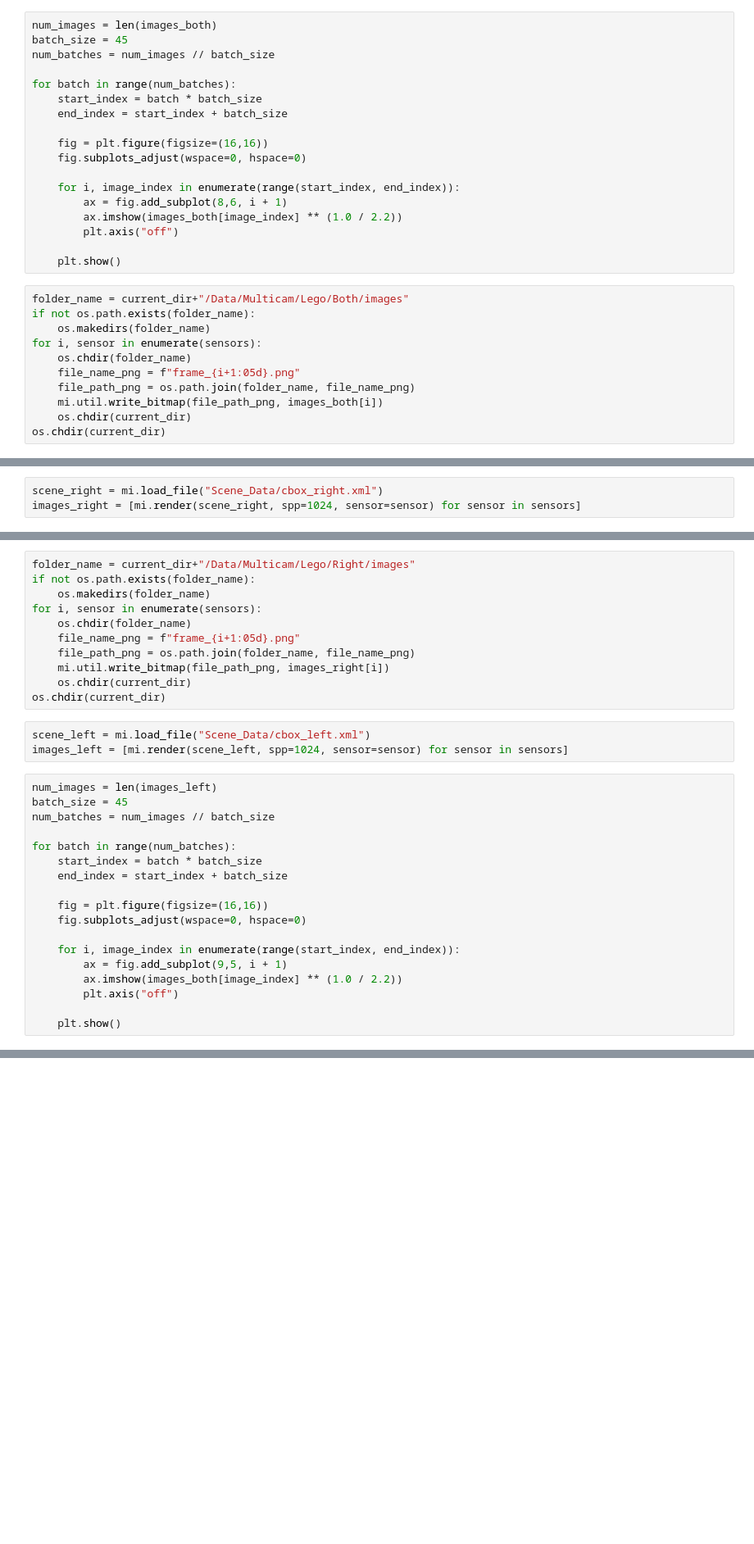
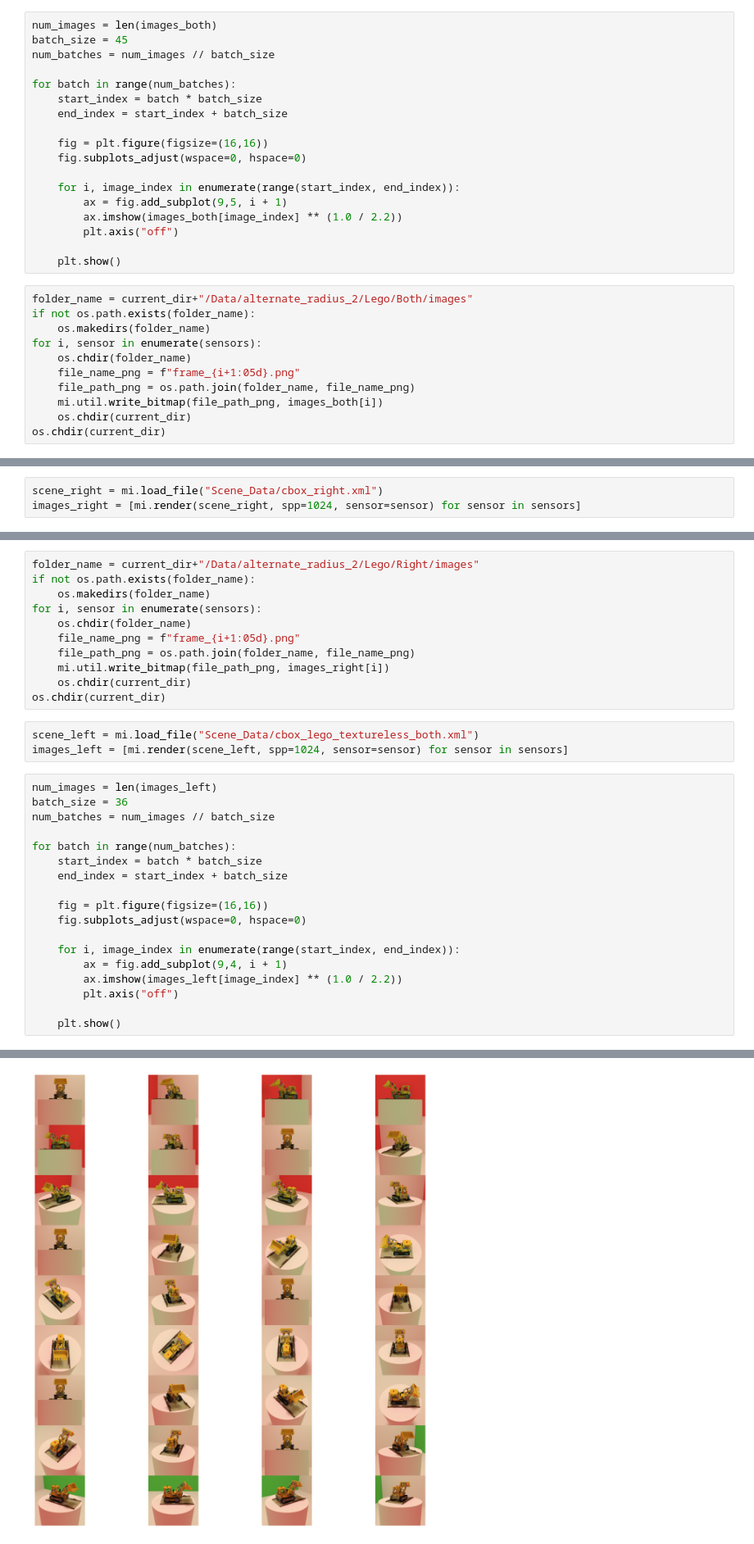
Before and after one commit to AryamanSharma17/ReGauss_data, a Jupyter notebook: mitsubatest.ipynb, the cells around one changed output, grey strips where cells are left out. Shown at 82% size. Saved outputs shown, nothing was run; the diff lists cells and outputs as text; blank space fills up the shorter version.

Commit message:
Multi illuminant fix

```diff
--- a/mitsubatest.ipynb
+++ b/mitsubatest.ipynb
@@ -125,13 +202,13 @@ for batch in range(num_batches):
     fig.subplots_adjust(wspace=0, hspace=0)
 
     for i, image_index in enumerate(range(start_index, end_index)):
-        ax = fig.add_subplot(8,6, i + 1)
+        ax = fig.add_subplot(9,5, i + 1)
         ax.imshow(images_both[image_index] ** (1.0 / 2.2))
         plt.axis("off")
 
     plt.show()
 # %%
-folder_name = current_dir+"/Data/Multicam/Lego/Both/images"
+folder_name = current_dir+"/Data/alternate_radius_2/Lego/Both/images"
 if not os.path.exists(folder_name):
     os.makedirs(folder_name)
 for i, sensor in enumerate(sensors):
@@ -180,7 +257,7 @@ for batch in range(num_batches):
 #     # print(i,file_name_exr, file_path_exr)
 # os.chdir(current_dir)
 # %%
-folder_name = current_dir+"/Data/Multicam/Lego/Right/images"
+folder_name = current_dir+"/Data/alternate_radius_2/Lego/Right/images"
 if not os.path.exists(folder_name):
     os.makedirs(folder_name)
 for i, sensor in enumerate(sensors):
@@ -191,11 +268,11 @@ for i, sensor in enumerate(sensors):
     os.chdir(current_dir)
 os.chdir(current_dir)
 # %%
-scene_left = mi.load_file("Scene_Data/cbox_left.xml")
+scene_left = mi.load_file("Scene_Data/cbox_lego_textureless_both.xml")
 images_left = [mi.render(scene_left, spp=1024, sensor=sensor) for sensor in sensors]
 # %%
 num_images = len(images_left)
-batch_size = 45
+batch_size = 36
 num_batches = num_images // batch_size
 
 for batch in range(num_batches):
@@ -206,8 +283,9 @@ for batch in range(num_batches):
     fig.subplots_adjust(wspace=0, hspace=0)
 
     for i, image_index in enumerate(range(start_index, end_index)):
-        ax = fig.add_subplot(9,5, i + 1)
-        ax.imshow(images_both[image_index] ** (1.0 / 2.2))
+        ax = fig.add_subplot(9,4, i + 1)
+        ax.imshow(images_left[image_index] ** (1.0 / 2.2))
         plt.axis("off")
 
     plt.show()
+# %% [output]
@@ -214,3 +309,4 @@ for batch in range(num_batches):
+[figure, added]
 # %%
 # folder_name = current_dir+"/Data/Manual_cart/left/files_EXR"
 # if not os.path.exists(folder_name):
```
Also changed, not shown: parts of 17 cells of this notebook, 5 other files.
